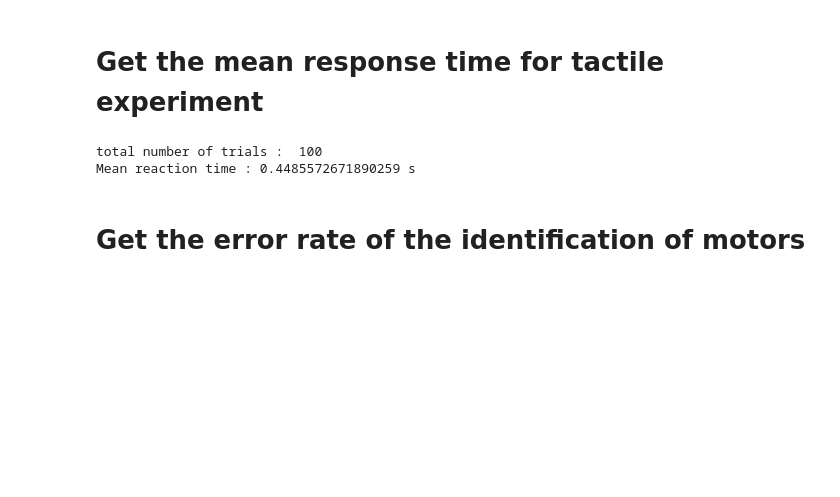
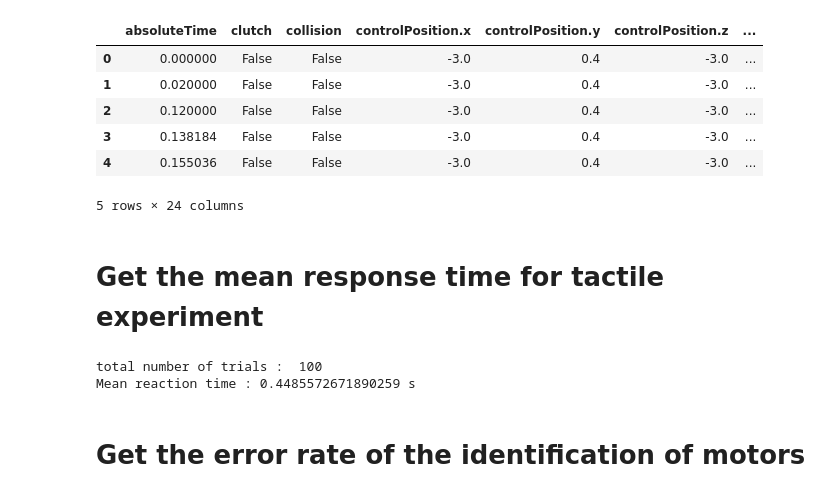
Before and after one commit to medioman22/Bidirectional_Interface, a Jupyter notebook: data_analysis/data_analysis.ipynb, the cells around one changed output. Cells and saved outputs as stored; diff of their text form; code cells hidden in the pictures; blank space fills up the shorter version.

```diff
--- a/data_analysis/data_analysis.ipynb
+++ b/data_analysis/data_analysis.ipynb
@@ -126,0 +300,41 @@ plt.show()
+# %%
+for subject in subjects:
+    print(subject)
+    files = glob.glob(subject+"*.json")
+    for idx,file in enumerate(files):
+        if ("FirstTry" in file and "MotionCapture" in file):
+            curtype = types[2]
+            with open(file) as f:
+                temp = []
+                for line in f:
+                    temp.append(json.loads(line))
+            df = pd.io.json.json_normalize(temp[0]['allLogs'])
+            df.columns = df.columns.map(lambda x: x.split("*.")[-1])
+            logs[curtype].append(df)
+        elif ("LastTry" in file and "MotionCapture" in file):
+            curtype = types[3]
+            with open(file) as f:
+                temp = []
+                for line in f:
+                    temp.append(json.loads(line))
+            df = pd.io.json.json_normalize(temp[0]['allLogs'])
+            df.columns = df.columns.map(lambda x: x.split("*.")[-1])
+            logs[curtype].append(df)
+        elif ("FirstTry" in file and "Controller" in file):
+            curtype = types[0]
+            with open(file) as f:
+                temp = []
+                for line in f:
+                    temp.append(json.loads(line))
+            df = pd.io.json.json_normalize(temp[0]['allLogs'])
+            df.columns = df.columns.map(lambda x: x.split("*.")[-1])
+            logs[curtype].append(df)
+        elif ("LastTry" in file and "Controller" in file):
+            curtype = types[1]
+            with open(file) as f:
+                temp = []
+                for line in f:
+                    temp.append(json.loads(line))
+            df = pd.io.json.json_normalize(temp[0]['allLogs'])
+            df.columns = df.columns.map(lambda x: x.split("*.")[-1])
+            logs[curtype].append(df)
@@ -126,0 +349,10 @@ plt.show()
+# %%
+logs["Controller_First"][0].head()
+# %% [output]
+|  | absoluteTime | clutch | collision | controlPosition.x | controlPosition.y | controlPosition.z | ... |
+| 0 | 0.000000 | False | False | -3.0 | 0.4 | -3.0 | ... |
+| 1 | 0.020000 | False | False | -3.0 | 0.4 | -3.0 | ... |
+| 2 | 0.120000 | False | False | -3.0 | 0.4 | -3.0 | ... |
+| 3 | 0.138184 | False | False | -3.0 | 0.4 | -3.0 | ... |
+| 4 | 0.155036 | False | False | -3.0 | 0.4 | -3.0 | ... |
+5 rows × 24 columns
```
Also changed, not shown: parts of 16 cells of this notebook, 1 other file.
